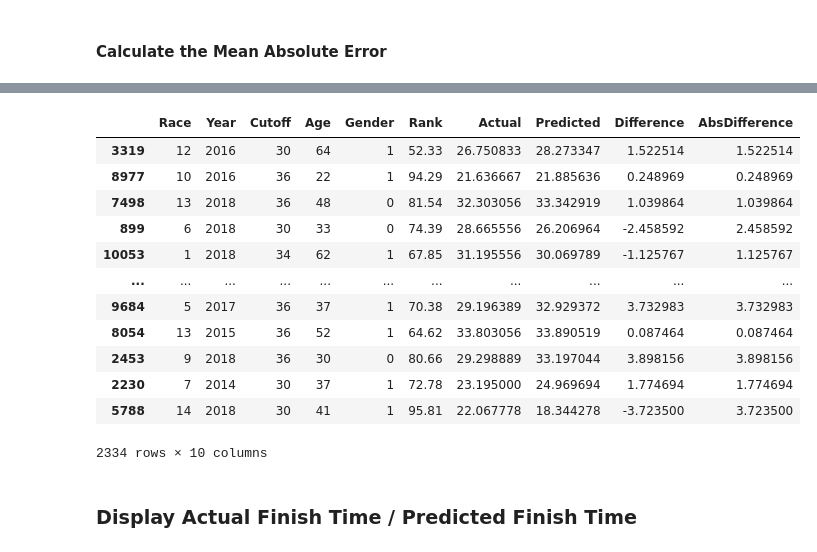
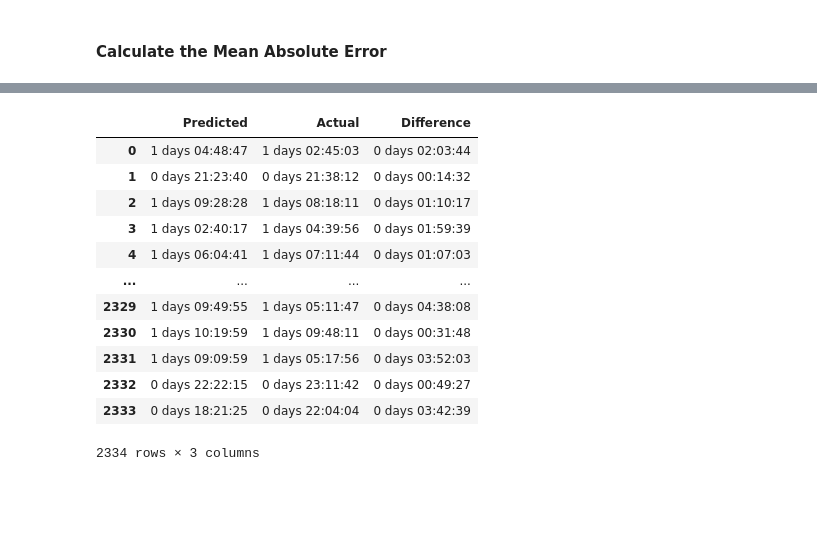
Before and after one commit to rdtaylorjr/Race-Time-Predictor, a Jupyter notebook: race-predictor.ipynb, the cells around one changed output, grey strips where cells are left out. Cells and saved outputs as stored; diff of their text form; code cells hidden in the pictures; blank space fills up the shorter version.

```diff
--- a/race-predictor.ipynb
+++ b/race-predictor.ipynb
@@ -150,0 +161,4 @@ plt.show()
+# %%
+race_results["Race"] = pd.Categorical(race_results["Race"])
+race_results["RaceID"] = race_results["Race"].cat.codes
+race_results
@@ -192,5 +239,4 @@ plt.show()
 #### Remove Extraneous Columns
 # %%
-df = race_results.drop(["First", "Last", "Location", "City", "Place", "GP"],
+df = race_results.drop(["Race", "Year", "First", "Last", "City", "Location", "Place", "GP"],
                   axis = 1)
-list(df.columns)
@@ -201,8 +243,3 @@ list(df.columns)
-# %%
-df["Race"] = pd.Categorical(df["Race"])
-df["Race"] = df["Race"].cat.codes
-df["Gender"] = pd.Categorical(df["Gender"])
-df["Gender"] = df["Gender"].cat.codes
 # %% [markdown]
 #### Split the Data into Features and Labels
 # %%
@@ -212,14 +249,14 @@ y = df_shuffled["Time"]
 # %% [markdown]
 #### Convert Categorical Features into Numerical Form
 # %%
-# from sklearn.preprocessing import OneHotEncoder
-# from sklearn.compose import ColumnTransformer
+from sklearn.preprocessing import OneHotEncoder
+from sklearn.compose import ColumnTransformer
 
-# categorical_features = ["Gender"]
-# one_hot = OneHotEncoder()
-# transformer = ColumnTransformer([("one_hot", one_hot, categorical_features)],
-#                                 remainder = "passthrough")
-# x = transformer.fit_transform(x)
+categorical_features = ["Gender"]
+one_hot = OneHotEncoder()
+transformer = ColumnTransformer([("one_hot", one_hot, categorical_features)],
+                                remainder = "passthrough")
+x = transformer.fit_transform(x)
 # %% [markdown]
 #### Split the Data into Training and Test Sets
 # %%
@@ -287,23 +299,21 @@ plot_features(x_train.columns, model.feature_importances_)
 # %%
-df = x_test.copy()
-df["Actual"] = y_test / 3600
-df["Predicted"] = y_preds / 3600
-df["Difference"] = df["Predicted"] - df["Actual"]
-df["AbsDifference"] = abs(df["Difference"])
+df = pd.DataFrame()
+df["Predicted"] = pd.to_timedelta(y_preds.round(0), unit = "s")
+df["Actual"] = pd.to_timedelta(np.array(y_test), unit = "s")
+df["Difference"] = abs(df["Predicted"] - df["Actual"])
+# max_df = df[df["Difference"] > '1 days']
 df
 # %% [output]
-|  | Race | Year | Cutoff | Age | Gender | Rank | Actual | Predicted | Difference | AbsDifference |
-| 3319 | 12 | 2016 | 30 | 64 | 1 | 52.33 | 26.750833 | 28.273347 | 1.522514 | 1.522514 |
-| 8977 | 10 | 2016 | 36 | 22 | 1 | 94.29 | 21.636667 | 21.885636 | 0.248969 | 0.248969 |
-| 7498 | 13 | 2018 | 36 | 48 | 0 | 81.54 | 32.303056 | 33.342919 | 1.039864 | 1.039864 |
-| 899 | 6 | 2018 | 30 | 33 | 0 | 74.39 | 28.665556 | 26.206964 | -2.458592 | 2.458592 |
-| 10053 | 1 | 2018 | 34 | 62 | 1 | 67.85 | 31.195556 | 30.069789 | -1.125767 | 1.125767 |
-| ... | ... | ... | ... | ... | ... | ... | ... | ... | ... | ... |
-| 9684 | 5 | 2017 | 36 | 37 | 1 | 70.38 | 29.196389 | 32.929372 | 3.732983 | 3.732983 |
-| 8054 | 13 | 2015 | 36 | 52 | 1 | 64.62 | 33.803056 | 33.890519 | 0.087464 | 0.087464 |
-| 2453 | 9 | 2018 | 36 | 30 | 0 | 80.66 | 29.298889 | 33.197044 | 3.898156 | 3.898156 |
-| 2230 | 7 | 2014 | 30 | 37 | 1 | 72.78 | 23.195000 | 24.969694 | 1.774694 | 1.774694 |
-| 5788 | 14 | 2018 | 30 | 41 | 1 | 95.81 | 22.067778 | 18.344278 | -3.723500 | 3.723500 |
+|  | Predicted | Actual | Difference |
+| 0 | 1 days 04:48:47 | 1 days 02:45:03 | 0 days 02:03:44 |
+| 1 | 0 days 21:23:40 | 0 days 21:38:12 | 0 days 00:14:32 |
+| 2 | 1 days 09:28:28 | 1 days 08:18:11 | 0 days 01:10:17 |
+| 3 | 1 days 02:40:17 | 1 days 04:39:56 | 0 days 01:59:39 |
+| 4 | 1 days 06:04:41 | 1 days 07:11:44 | 0 days 01:07:03 |
+| ... | ... | ... | ... |
+| 2329 | 1 days 09:49:55 | 1 days 05:11:47 | 0 days 04:38:08 |
+| 2330 | 1 days 10:19:59 | 1 days 09:48:11 | 0 days 00:31:48 |
+| 2331 | 1 days 09:09:59 | 1 days 05:17:56 | 0 days 03:52:03 |
+| 2332 | 0 days 22:22:15 | 0 days 23:11:42 | 0 days 00:49:27 |
+| 2333 | 0 days 18:21:25 | 0 days 22:04:04 | 0 days 03:42:39 |
-2334 rows × 10 columns
+2334 rows × 3 columns
-# %% [markdown]
-### Display Actual Finish Time / Predicted Finish Time
```
Also changed, not shown: parts of 42 cells of this notebook.
